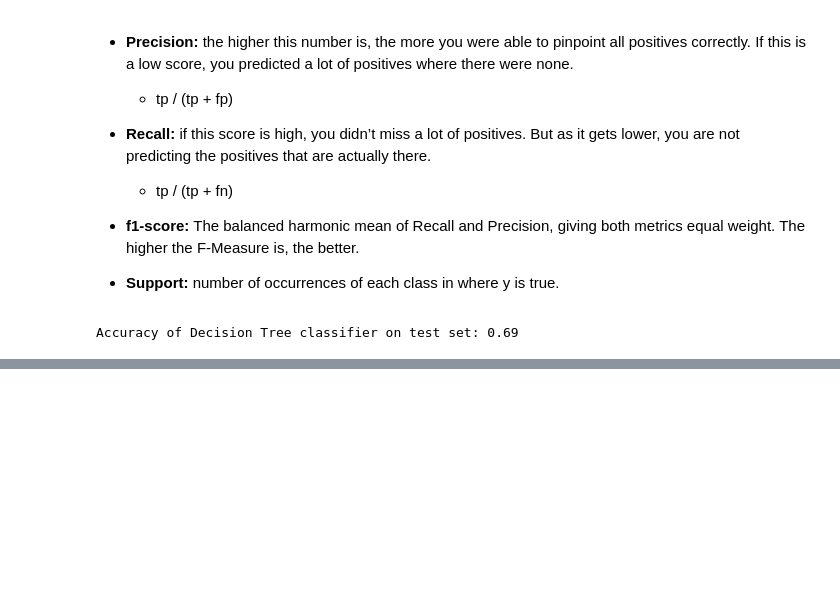
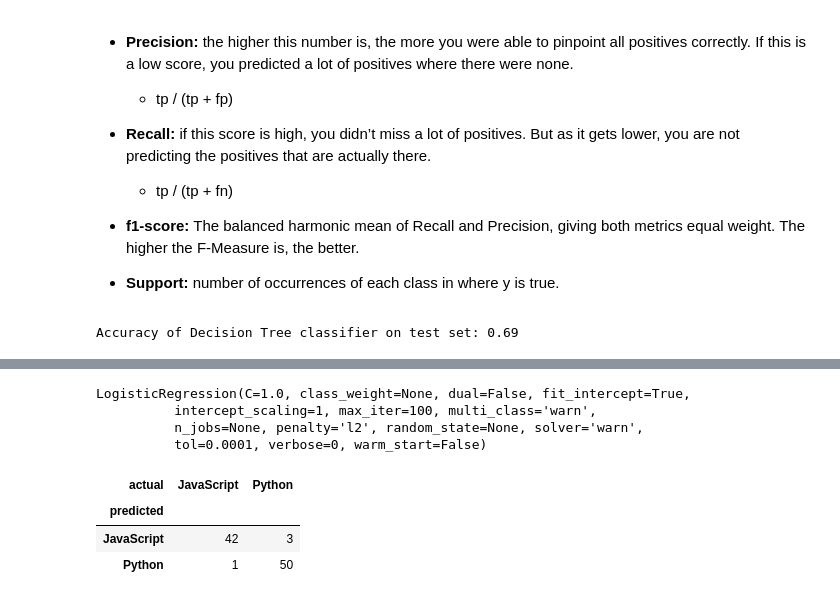
Before and after one commit to dd-jason-chad/nlp_project, a Jupyter notebook: chad-project.ipynb, the cells around one changed output, grey strips where cells are left out. Drawn from its saved outputs; the diff is of its cells as text; code cells hidden in the pictures; blank space fills up the shorter version.

Commit message:
added log regression

```diff
--- a/chad-project.ipynb
+++ b/chad-project.ipynb
@@ -834,0 +838,24 @@ Accuracy of Decision Tree classifier on test set: 0.69
+# %%
+X_train, X_test, y_train, y_test = train_test_split(df.text, df.language, random_state=123)
+# %%
+tfidf = TfidfVectorizer()
+tfidf.fit(X_train)
+train_tfidf_values = tfidf.transform(X_train)
+# %%
+model = LogisticRegression()
+model.fit(train_tfidf_values, y_train)
+# %% [output]
+LogisticRegression(C=1.0, class_weight=None, dual=False, fit_intercept=True,
+          intercept_scaling=1, max_iter=100, multi_class='warn',
+          n_jobs=None, penalty='l2', random_state=None, solver='warn',
+          tol=0.0001, verbose=0, warm_start=False)
+# %%
+predictions = model.predict(train_tfidf_values)
+# %%
+df = pd.DataFrame(dict(actual=y_train, predicted=predictions))
+pd.crosstab(df.predicted,df.actual)
+# %% [output]
+| actual | JavaScript | Python |
+| predicted |  |  |
+| JavaScript | 42 | 3 |
+| Python | 1 | 50 |
```
Also changed, not shown: parts of 9 cells of this notebook.
